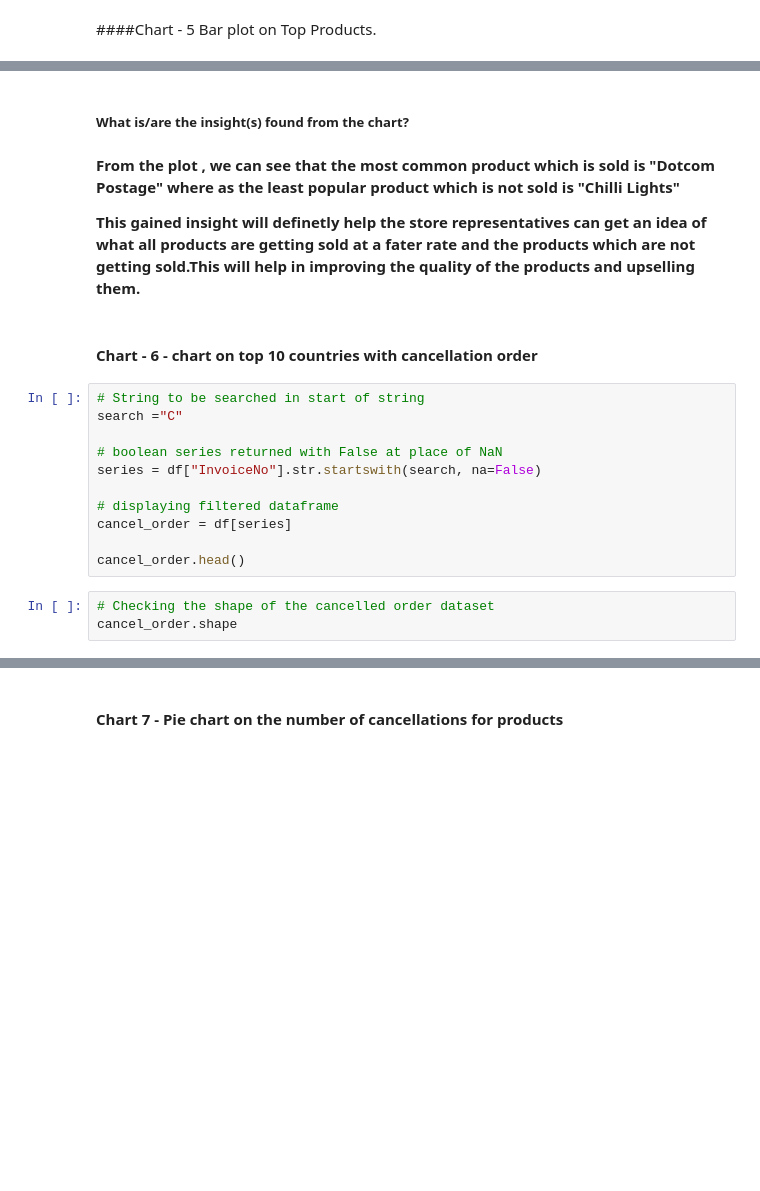
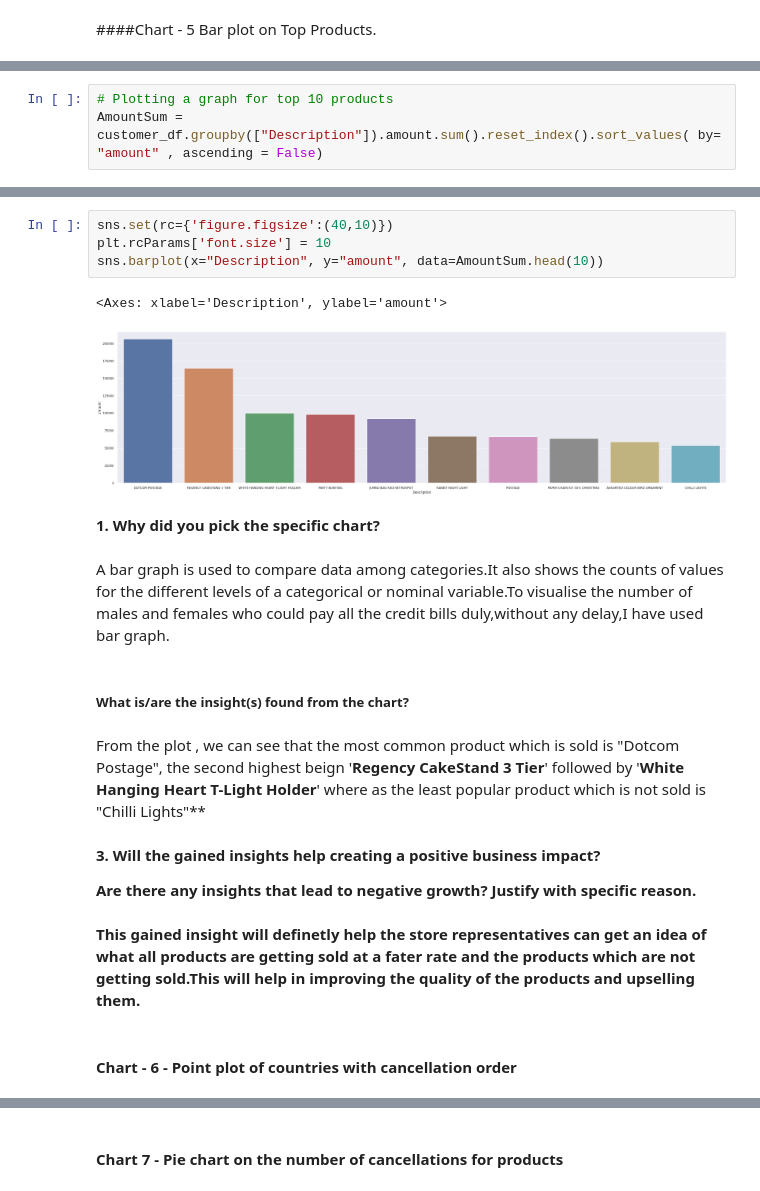
Before and after one commit to 1991Ab/Capstone-Project-4-Online-Retail-Customer-Segmentation, a Jupyter notebook: Online_Retail_Customer_Segmentation.ipynb, the cells around one changed output, grey strips where cells are left out. Saved outputs shown, nothing was run; the diff lists cells and outputs as text; blank space fills up the shorter version.

```diff
--- a/Online_Retail_Customer_Segmentation.ipynb
+++ b/Online_Retail_Customer_Segmentation.ipynb
@@ -802,0 +796,3 @@ g = AmoutSum[Top10].\
+# %%
+# Plotting a graph for top 10 products
+AmountSum = customer_df.groupby(["Description"]).amount.sum().reset_index().sort_values( by= "amount" , ascending = False)
@@ -803,23 +815,24 @@ g = AmoutSum[Top10].\
+# %%
+sns.set(rc={'figure.figsize':(40,10)})
+plt.rcParams['font.size'] = 10
+sns.barplot(x="Description", y="amount", data=AmountSum.head(10))
+# %% [output]
+<Axes: xlabel='Description', ylabel='amount'>
+[figure, added]
+# %% [markdown]
+**1. Why did you pick the specific chart?**
+# %% [markdown]
+A bar graph is used to compare data among categories.It also shows the counts of values for the different levels of a categorical or nominal variable.To visualise   the number of males and females who could pay all the credit bills duly,without any delay,I have used bar graph.
 # %% [markdown]
-#####  What is/are the insight(s) found from the chart?
+#####  **What is/are the insight(s) found from the chart?**
+# %% [markdown]
+From the plot , we can see that the most common product which is sold is "Dotcom Postage", the second highest beign '**Regency CakeStand 3 Tier**' followed by '**White Hanging Heart T-Light Holder**' where as the least popular product which is not sold is "Chilli Lights"**
+# %% [markdown]
+**3. Will the gained insights help creating a positive business impact?**
+
+**Are there any insights that lead to negative growth? Justify with specific reason.**
 # %% [markdown]
-**From the plot , we can see that the most common product which is sold is "Dotcom Postage" where as the least popular product which is not sold is "Chilli Lights"**
-
 
 **This gained insight will definetly help the store representatives can get an idea of what all products are getting sold at a fater rate and the products which are not getting sold.This will  help in improving the quality of the products and upselling them.**
 # %% [markdown]
-#### Chart - 6 - chart on top 10 countries with cancellation order
+#### Chart - 6 - Point plot of countries with cancellation order
-# %%
-# String to be searched in start of string
-search ="C"
-
-# boolean series returned with False at place of NaN
-series = df["InvoiceNo"].str.startswith(search, na=False)
-
-# displaying filtered dataframe
-cancel_order = df[series]
-
-cancel_order.head()
-# %%
-# Checking the shape of the cancelled order dataset
-cancel_order.shape
```
Also changed, not shown: parts of 39 cells of this notebook.
